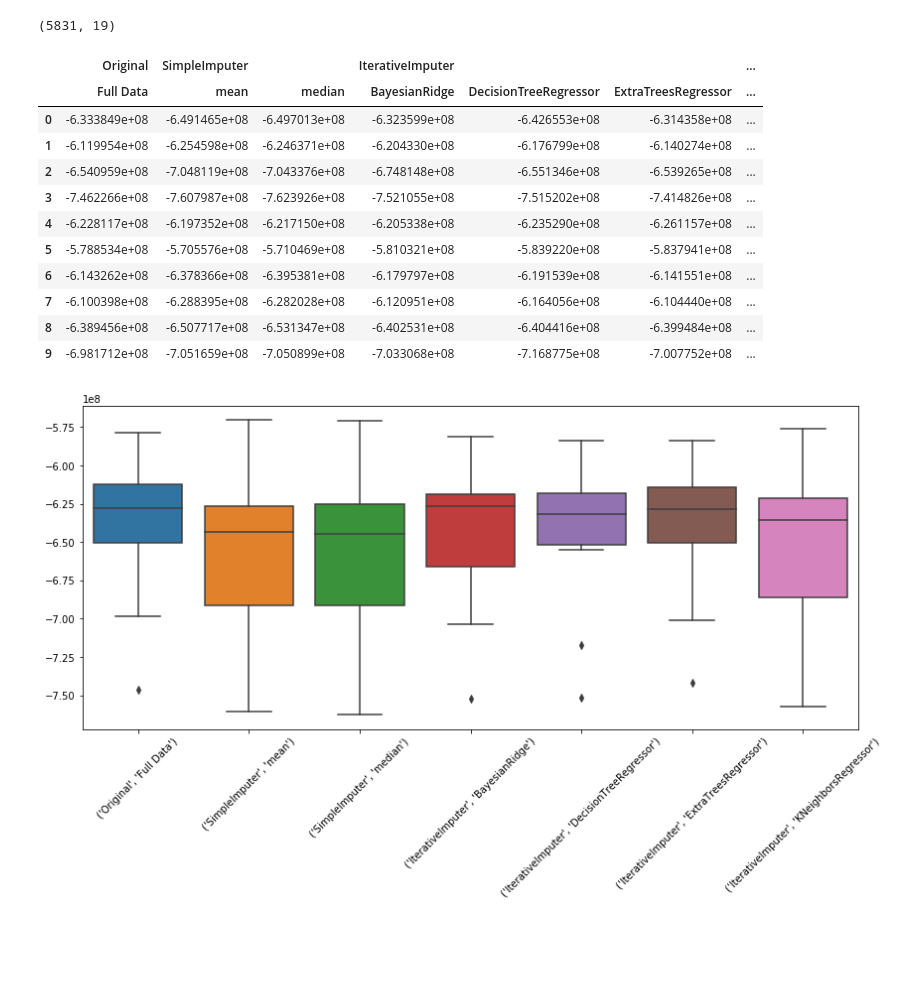
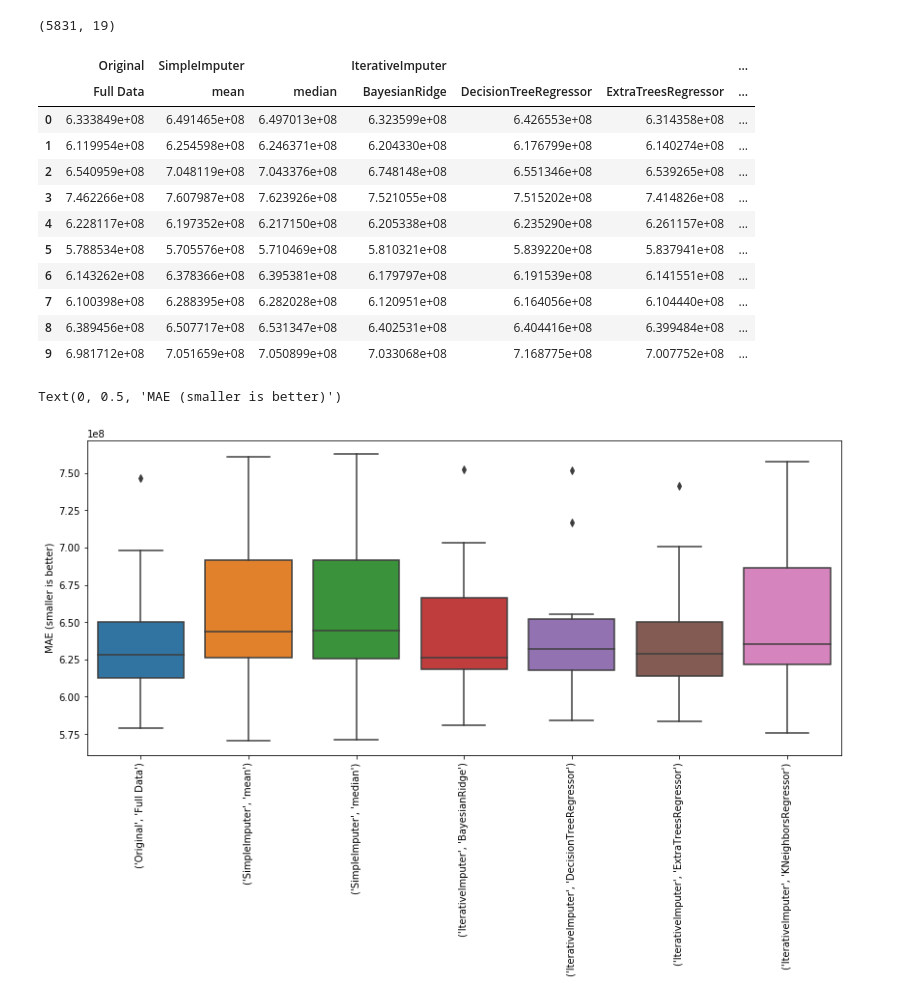
Before and after one commit to noproblem-james/data_imputation, a Jupyter notebook: notebooks/imputation_experimentation.ipynb, the cells around one changed output. Drawn from its saved outputs; the diff is of its cells as text; code cells hidden in the pictures; blank space fills up the shorter version.

```diff
--- a/notebooks/imputation_experimentation.ipynb
+++ b/notebooks/imputation_experimentation.ipynb
@@ -404,26 +357,28 @@ for impute_estimator in estimators:
 scores = pd.concat(
     [score_full_data, score_simple_imputer, score_iterative_imputer],
     keys=['Original', 'SimpleImputer', 'IterativeImputer'], axis=1
-)
+) * -1
 # %%
 scores
 # %% [output]
 |  | Original | SimpleImputer |  | IterativeImputer |  |  | ... |
 |  | Full Data | mean | median | BayesianRidge | DecisionTreeRegressor | ExtraTreesRegressor | ... |
-| 0 | -6.333849e+08 | -6.491465e+08 | -6.497013e+08 | -6.323599e+08 | -6.426553e+08 | -6.314358e+08 | ... |
-| 1 | -6.119954e+08 | -6.254598e+08 | -6.246371e+08 | -6.204330e+08 | -6.176799e+08 | -6.140274e+08 | ... |
-| 2 | -6.540959e+08 | -7.048119e+08 | -7.043376e+08 | -6.748148e+08 | -6.551346e+08 | -6.539265e+08 | ... |
-| 3 | -7.462266e+08 | -7.607987e+08 | -7.623926e+08 | -7.521055e+08 | -7.515202e+08 | -7.414826e+08 | ... |
-| 4 | -6.228117e+08 | -6.197352e+08 | -6.217150e+08 | -6.205338e+08 | -6.235290e+08 | -6.261157e+08 | ... |
-| 5 | -5.788534e+08 | -5.705576e+08 | -5.710469e+08 | -5.810321e+08 | -5.839220e+08 | -5.837941e+08 | ... |
-| 6 | -6.143262e+08 | -6.378366e+08 | -6.395381e+08 | -6.179797e+08 | -6.191539e+08 | -6.141551e+08 | ... |
-| 7 | -6.100398e+08 | -6.288395e+08 | -6.282028e+08 | -6.120951e+08 | -6.164056e+08 | -6.104440e+08 | ... |
-| 8 | -6.389456e+08 | -6.507717e+08 | -6.531347e+08 | -6.402531e+08 | -6.404416e+08 | -6.399484e+08 | ... |
-| 9 | -6.981712e+08 | -7.051659e+08 | -7.050899e+08 | -7.033068e+08 | -7.168775e+08 | -7.007752e+08 | ... |
+| 0 | 6.333849e+08 | 6.491465e+08 | 6.497013e+08 | 6.323599e+08 | 6.426553e+08 | 6.314358e+08 | ... |
+| 1 | 6.119954e+08 | 6.254598e+08 | 6.246371e+08 | 6.204330e+08 | 6.176799e+08 | 6.140274e+08 | ... |
+| 2 | 6.540959e+08 | 7.048119e+08 | 7.043376e+08 | 6.748148e+08 | 6.551346e+08 | 6.539265e+08 | ... |
+| 3 | 7.462266e+08 | 7.607987e+08 | 7.623926e+08 | 7.521055e+08 | 7.515202e+08 | 7.414826e+08 | ... |
+| 4 | 6.228117e+08 | 6.197352e+08 | 6.217150e+08 | 6.205338e+08 | 6.235290e+08 | 6.261157e+08 | ... |
+| 5 | 5.788534e+08 | 5.705576e+08 | 5.710469e+08 | 5.810321e+08 | 5.839220e+08 | 5.837941e+08 | ... |
+| 6 | 6.143262e+08 | 6.378366e+08 | 6.395381e+08 | 6.179797e+08 | 6.191539e+08 | 6.141551e+08 | ... |
+| 7 | 6.100398e+08 | 6.288395e+08 | 6.282028e+08 | 6.120951e+08 | 6.164056e+08 | 6.104440e+08 | ... |
+| 8 | 6.389456e+08 | 6.507717e+08 | 6.531347e+08 | 6.402531e+08 | 6.404416e+08 | 6.399484e+08 | ... |
+| 9 | 6.981712e+08 | 7.051659e+08 | 7.050899e+08 | 7.033068e+08 | 7.168775e+08 | 7.007752e+08 | ... |
 # %%
 fig, ax = plt.subplots(figsize=(14, 6))
 sns.boxplot(data=scores)
 for item in ax.get_xticklabels():
-        item.set_rotation(45)
+        item.set_rotation(90)
+ax.set_ylabel("MAE (smaller is better)")
 # %% [output]
+Text(0, 0.5, 'MAE (smaller is better)')
-[figure, old version]
+[figure, new version]
```
Also changed, not shown: parts of 17 cells of this notebook, 6 other files.
